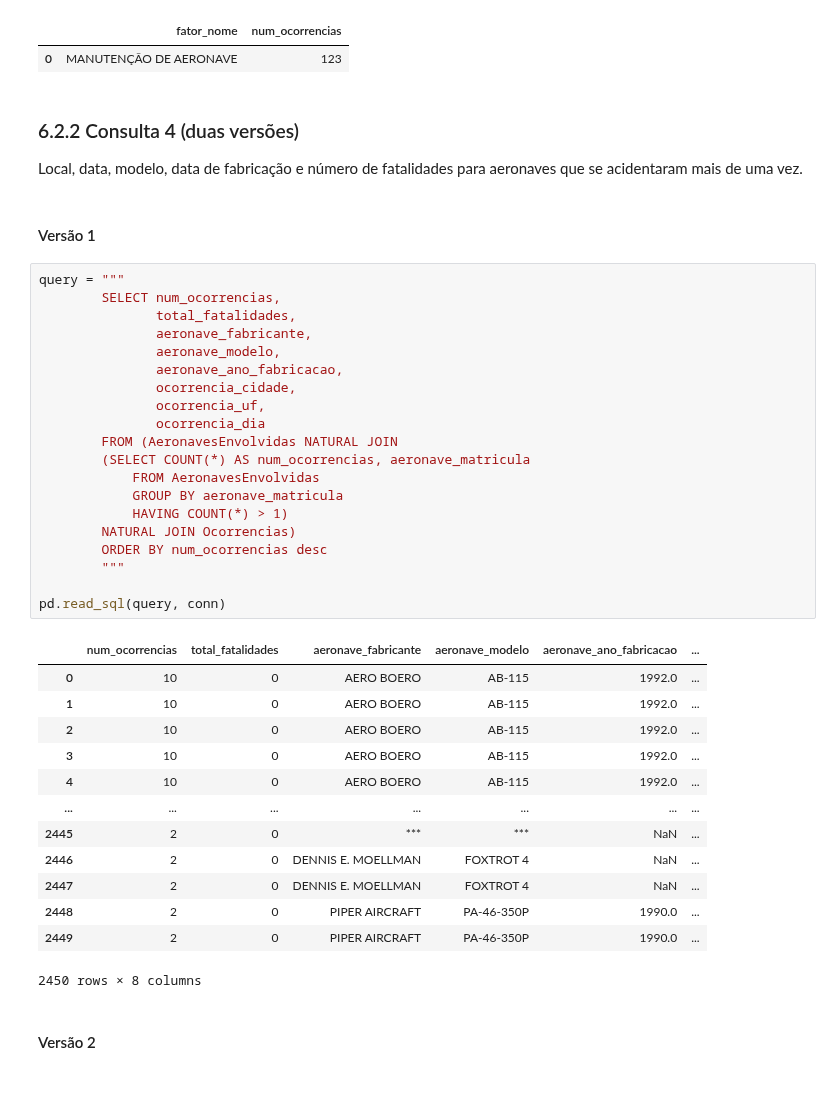
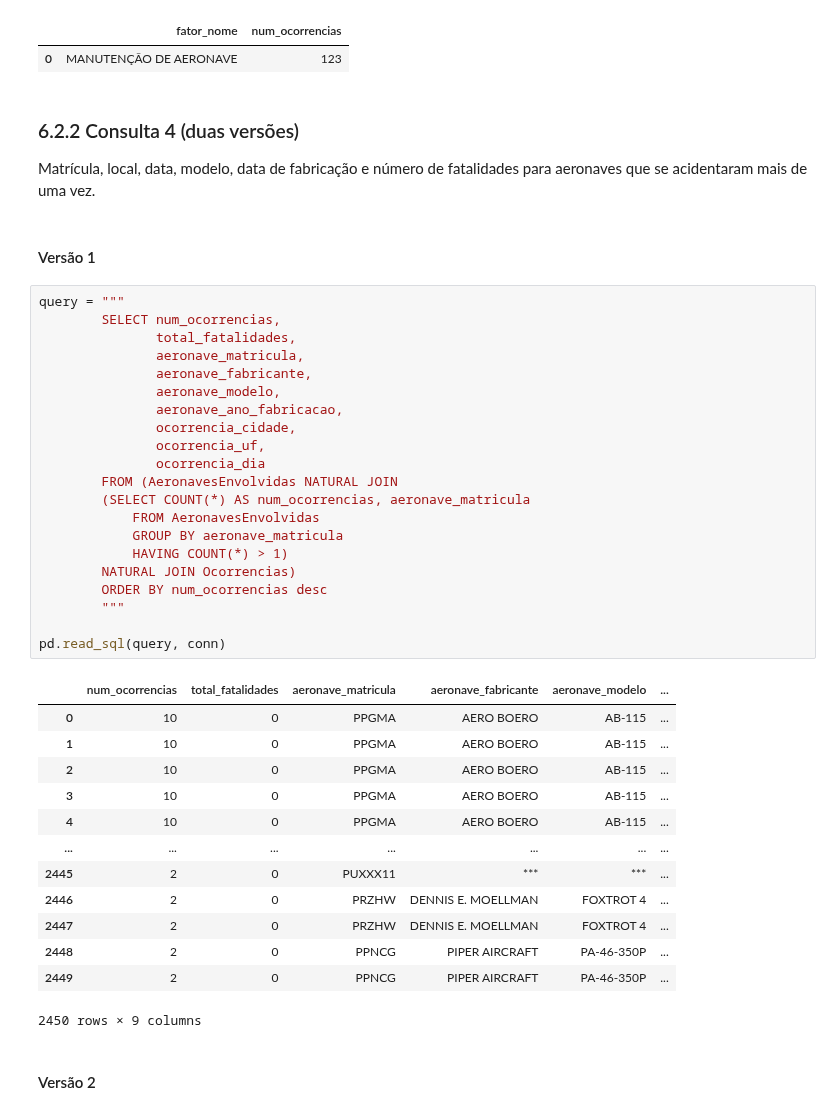
Before and after one commit to otavio-silva/IBD-TP2, a Jupyter notebook: code/TrabalhoPratico02.ipynb, the cells around one changed output. Cells and saved outputs as stored; diff of their text form; blank space fills up the shorter version.

```diff
--- a/code/TrabalhoPratico02.ipynb
+++ b/code/TrabalhoPratico02.ipynb
@@ -462,43 +462,44 @@ pd.read_sql(query, conn)
 | 0 | MANUTENÇÃO DE AERONAVE | 123 |
 # %% [markdown]
 ### 6.2.2 Consulta 4 (duas versões)
-Local, data, modelo, data de fabricação e número de fatalidades para aeronaves que se acidentaram mais de uma vez.
+Matrícula, local, data, modelo, data de fabricação e número de fatalidades para aeronaves que se acidentaram mais de uma vez.
 # %% [markdown]
 #### Versão 1
 # %%
 query = """
         SELECT num_ocorrencias,
                total_fatalidades,
+               aeronave_matricula,
                aeronave_fabricante,
                aeronave_modelo,
                aeronave_ano_fabricacao,
                ocorrencia_cidade,
                ocorrencia_uf,
                ocorrencia_dia
         FROM (AeronavesEnvolvidas NATURAL JOIN
         (SELECT COUNT(*) AS num_ocorrencias, aeronave_matricula
             FROM AeronavesEnvolvidas
             GROUP BY aeronave_matricula
             HAVING COUNT(*) > 1)
         NATURAL JOIN Ocorrencias)
         ORDER BY num_ocorrencias desc
         """
 
 pd.read_sql(query, conn)
 # %% [output]
-|  | num_ocorrencias | total_fatalidades | aeronave_fabricante | aeronave_modelo | aeronave_ano_fabricacao | ... |
-| 0 | 10 | 0 | AERO BOERO | AB-115 | 1992.0 | ... |
-| 1 | 10 | 0 | AERO BOERO | AB-115 | 1992.0 | ... |
-| 2 | 10 | 0 | AERO BOERO | AB-115 | 1992.0 | ... |
-| 3 | 10 | 0 | AERO BOERO | AB-115 | 1992.0 | ... |
-| 4 | 10 | 0 | AERO BOERO | AB-115 | 1992.0 | ... |
+|  | num_ocorrencias | total_fatalidades | aeronave_matricula | aeronave_fabricante | aeronave_modelo | ... |
+| 0 | 10 | 0 | PPGMA | AERO BOERO | AB-115 | ... |
+| 1 | 10 | 0 | PPGMA | AERO BOERO | AB-115 | ... |
+| 2 | 10 | 0 | PPGMA | AERO BOERO | AB-115 | ... |
+| 3 | 10 | 0 | PPGMA | AERO BOERO | AB-115 | ... |
+| 4 | 10 | 0 | PPGMA | AERO BOERO | AB-115 | ... |
 | ... | ... | ... | ... | ... | ... | ... |
-| 2445 | 2 | 0 | *** | *** | NaN | ... |
-| 2446 | 2 | 0 | DENNIS E. MOELLMAN | FOXTROT 4 | NaN | ... |
-| 2447 | 2 | 0 | DENNIS E. MOELLMAN | FOXTROT 4 | NaN | ... |
-| 2448 | 2 | 0 | PIPER AIRCRAFT | PA-46-350P | 1990.0 | ... |
-| 2449 | 2 | 0 | PIPER AIRCRAFT | PA-46-350P | 1990.0 | ... |
+| 2445 | 2 | 0 | PUXXX11 | *** | *** | ... |
+| 2446 | 2 | 0 | PRZHW | DENNIS E. MOELLMAN | FOXTROT 4 | ... |
+| 2447 | 2 | 0 | PRZHW | DENNIS E. MOELLMAN | FOXTROT 4 | ... |
+| 2448 | 2 | 0 | PPNCG | PIPER AIRCRAFT | PA-46-350P | ... |
+| 2449 | 2 | 0 | PPNCG | PIPER AIRCRAFT | PA-46-350P | ... |
-2450 rows × 8 columns
+2450 rows × 9 columns
 # %% [markdown]
 #### Versão 2
 # %%
```
Also changed, not shown: parts of 1 cell of this notebook.
